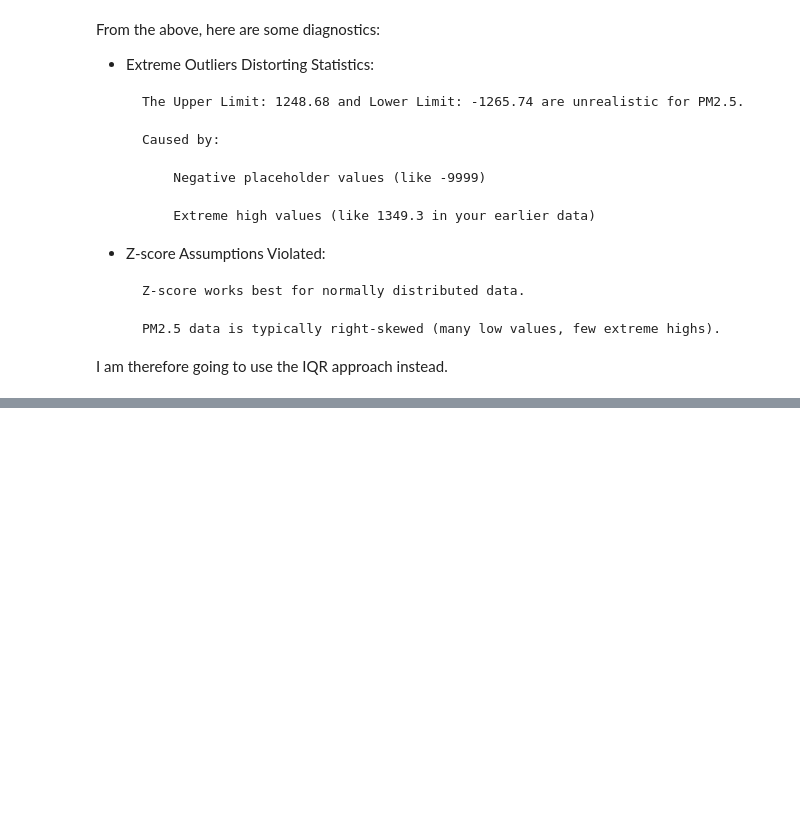
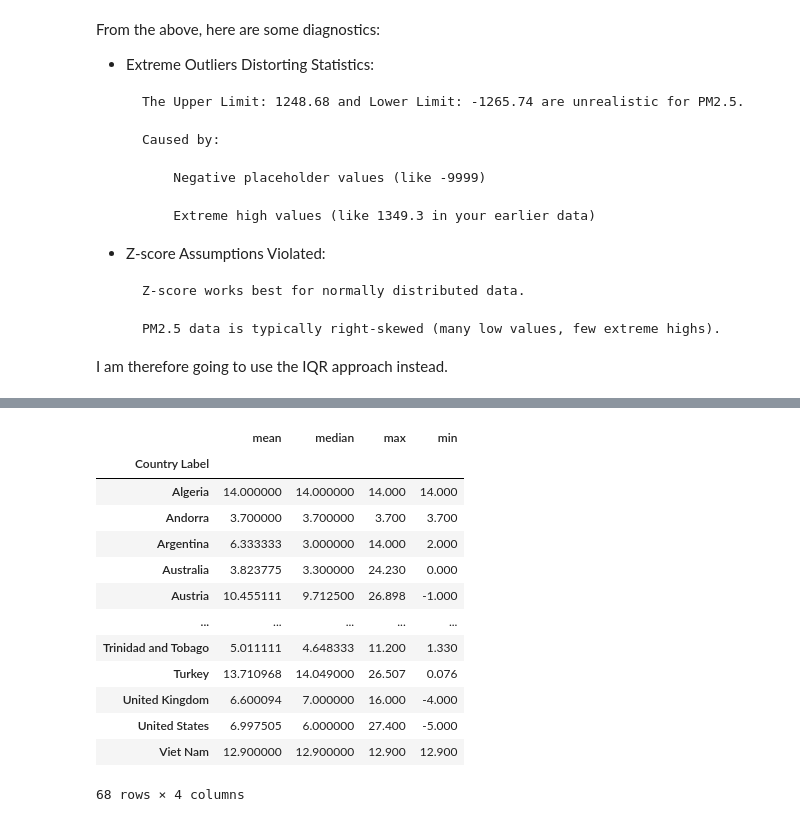
Before and after one commit to ak-boateng/air-quality-index, a Jupyter notebook: Air_Quality_Index_Project.ipynb, the cells around one changed output, grey strips where cells are left out. Saved outputs shown, nothing was run; the diff lists cells and outputs as text; code cells hidden in the pictures; blank space fills up the shorter version.

```diff
--- a/Air_Quality_Index_Project.ipynb
+++ b/Air_Quality_Index_Project.ipynb
@@ -309,0 +347,20 @@ I am therefore going to use the IQR approach instead.
+# %%
+#Mean, Median, Max, Min by City/Country
+
+
+clean_df.groupby('Country Label')['Value'].agg(['mean', 'median', 'max', 'min'])
+# %% [output]
+|  | mean | median | max | min |
+| Country Label |  |  |  |  |
+| Algeria | 14.000000 | 14.000000 | 14.000 | 14.000 |
+| Andorra | 3.700000 | 3.700000 | 3.700 | 3.700 |
+| Argentina | 6.333333 | 3.000000 | 14.000 | 2.000 |
+| Australia | 3.823775 | 3.300000 | 24.230 | 0.000 |
+| Austria | 10.455111 | 9.712500 | 26.898 | -1.000 |
+| ... | ... | ... | ... | ... |
+| Trinidad and Tobago | 5.011111 | 4.648333 | 11.200 | 1.330 |
+| Turkey | 13.710968 | 14.049000 | 26.507 | 0.076 |
+| United Kingdom | 6.600094 | 7.000000 | 16.000 | -4.000 |
+| United States | 6.997505 | 6.000000 | 27.400 | -5.000 |
+| Viet Nam | 12.900000 | 12.900000 | 12.900 | 12.900 |
+68 rows × 4 columns
```
Also changed, not shown: parts of 7 cells of this notebook.
